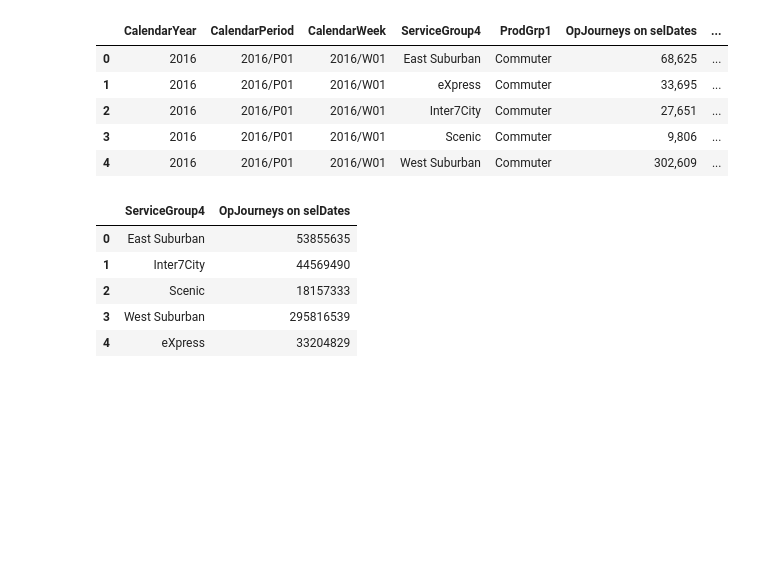
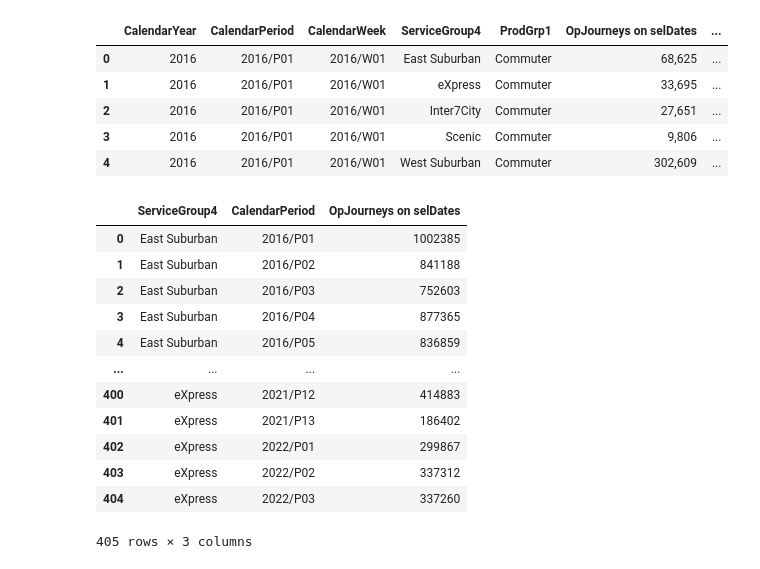
Before and after one commit to JoshYang1/Innovation-Week-Krusty-Krabs, a Jupyter notebook: Krusty Krab.ipynb, the cells around one changed output. Saved outputs shown, nothing was run; the diff lists cells and outputs as text; code cells hidden in the pictures; blank space fills up the shorter version.

```diff
--- a/Krusty Krab.ipynb
+++ b/Krusty Krab.ipynb
@@ -18,12 +18,19 @@ scotrail.head()
 scotrail["OpJourneys on selDates"] = scotrail["OpJourneys on selDates"].replace(',','', regex=True)
 scotrail["OpJourneys on selDates"] = scotrail["OpJourneys on selDates"].astype('int')
 # %%
-df = scotrail.groupby(['ServiceGroup4'])['OpJourneys on selDates'].sum().reset_index()
+df = scotrail.groupby(['ServiceGroup4','CalendarPeriod'])['OpJourneys on selDates'].sum().reset_index()
 df
 # %% [output]
-|  | ServiceGroup4 | OpJourneys on selDates |
-| 0 | East Suburban | 53855635 |
-| 1 | Inter7City | 44569490 |
-| 2 | Scenic | 18157333 |
-| 3 | West Suburban | 295816539 |
-| 4 | eXpress | 33204829 |
+|  | ServiceGroup4 | CalendarPeriod | OpJourneys on selDates |
+| 0 | East Suburban | 2016/P01 | 1002385 |
+| 1 | East Suburban | 2016/P02 | 841188 |
+| 2 | East Suburban | 2016/P03 | 752603 |
+| 3 | East Suburban | 2016/P04 | 877365 |
+| 4 | East Suburban | 2016/P05 | 836859 |
+| ... | ... | ... | ... |
+| 400 | eXpress | 2021/P12 | 414883 |
+| 401 | eXpress | 2021/P13 | 186402 |
+| 402 | eXpress | 2022/P01 | 299867 |
+| 403 | eXpress | 2022/P02 | 337312 |
+| 404 | eXpress | 2022/P03 | 337260 |
+405 rows × 3 columns
```
Also changed, not shown: parts of 10 cells of this notebook.
